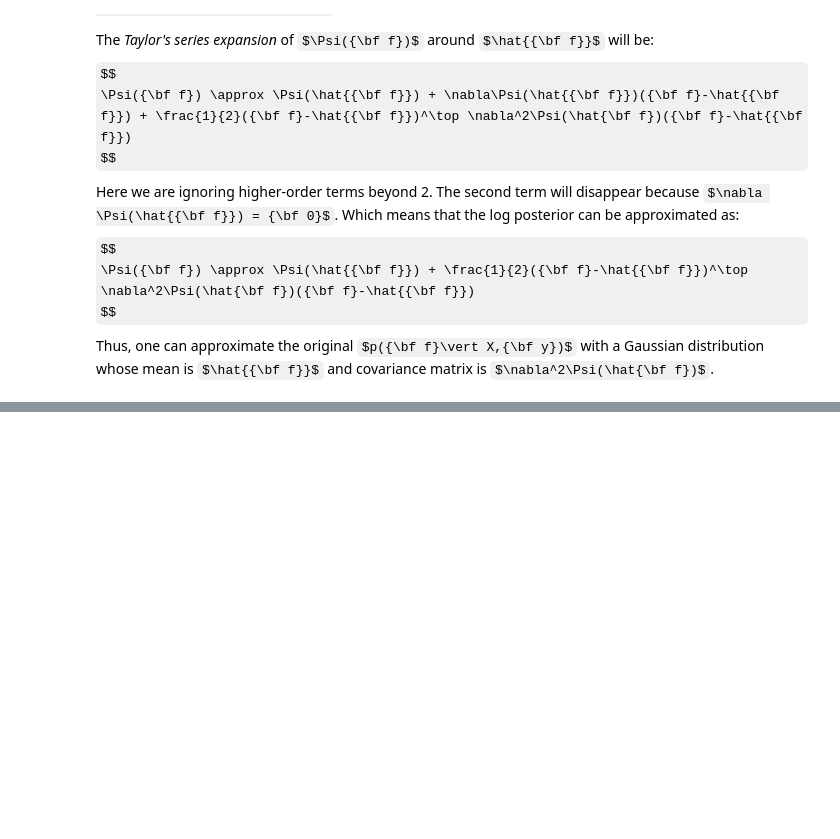
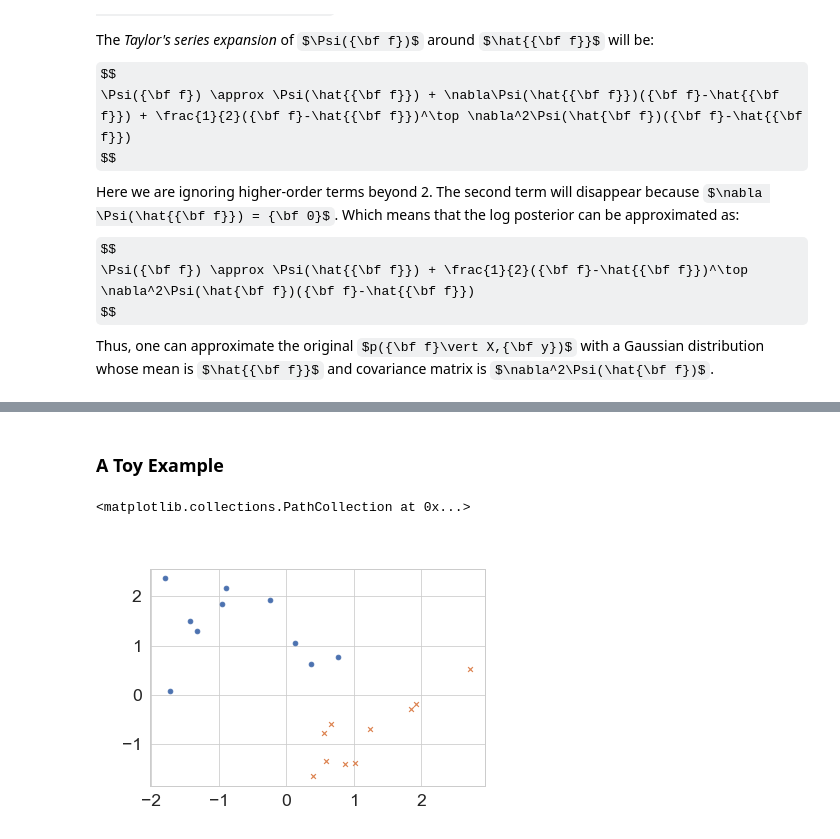
Before and after one commit to ubdsgroup/mladvanced-notebooks, a Jupyter notebook: GaussianProcessClassification.ipynb, the cells around one changed output, grey strips where cells are left out. Cells and saved outputs as stored; diff of their text form; code cells hidden in the pictures; some formulas as TeX source; blank space fills up the shorter version.

Commit message:
updating classification notebook

```diff
--- a/GaussianProcessClassification.ipynb
+++ b/GaussianProcessClassification.ipynb
@@ -293,0 +436,11 @@ where $\pi_i = p(y_i = 1\vert f_i)$
+# %% [markdown]
+### A Toy Example
+# %%
+X, Y = make_classification(n_samples=20,n_features=2, n_redundant=0, n_informative=2,
+                             n_clusters_per_class=1,)
+# %%
+plt.scatter(X[Y==0,0],X[Y==0,1],marker='o')
+plt.scatter(X[Y==1,0],X[Y==1,1],marker='x')
+# %% [output]
+<matplotlib.collections.PathCollection at 0x...>
+[figure, added]
```
Also changed, not shown: parts of 18 cells of this notebook, 1 other file.
